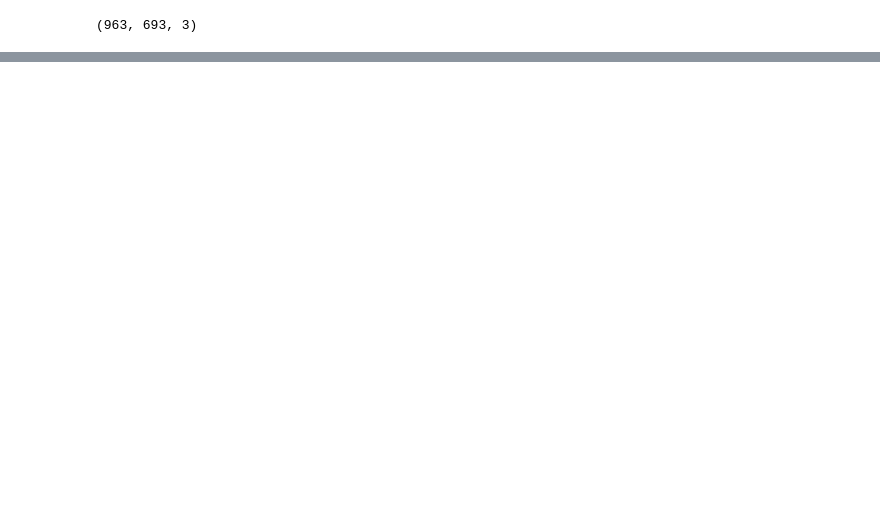
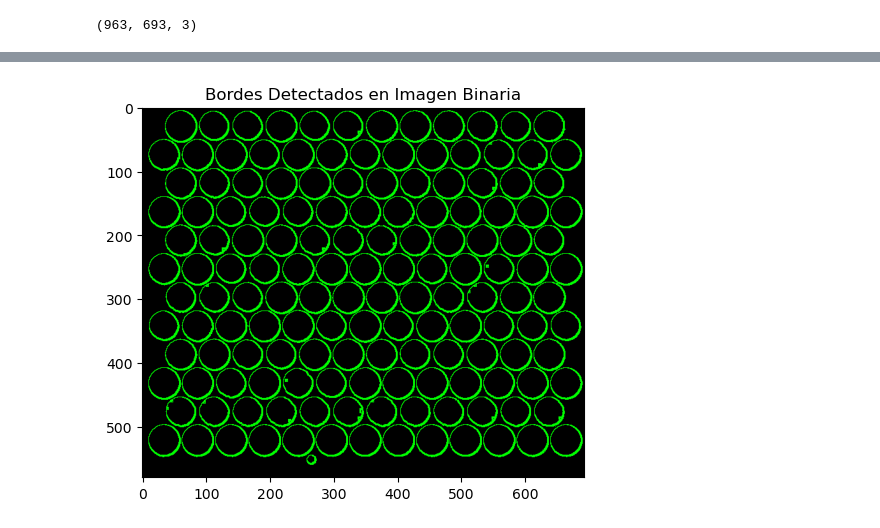
Before and after one commit to DiegoCastr00/VisionArtificial, a Jupyter notebook: Practica2-1.ipynb, the cells around one changed output, grey strips where cells are left out. Saved outputs shown, nothing was run; the diff lists cells and outputs as text; code cells hidden in the pictures; blank space fills up the shorter version.

Commit message:
deteccion bordes y objetos

```diff
--- a/Practica2-1.ipynb
+++ b/Practica2-1.ipynb
@@ -17,0 +29,19 @@ plt.imshow(imgRecortada)
+# %%
+import numpy as np
+import matplotlib.pyplot as plt
+from scipy.ndimage import binary_erosion
+
+def detectar_bordes_binarios(imagen_binaria):
+    bordes = imagen_binaria - ErosionBin(imagen_binaria, 5)
+    return bordes
+bordes_detectados = detectar_bordes_binarios(globalXI)
+# %%
+canalVerde = np.zeros_like(bordes_detectados)
+canalRojo = np.where(bordes_detectados == 1, 255, bordes_detectados)
+CanalAzul = np.zeros_like(bordes_detectados)
+matriz_visualizada = np.stack((canalVerde, canalRojo, CanalAzul), axis=-1)
+plt.imshow(matriz_visualizada)
+plt.title('Bordes Detectados en Imagen Binaria')
+plt.show()
+# %% [output]
+[figure, added]
```
Also changed, not shown: parts of 8 cells of this notebook, 4 other files.
